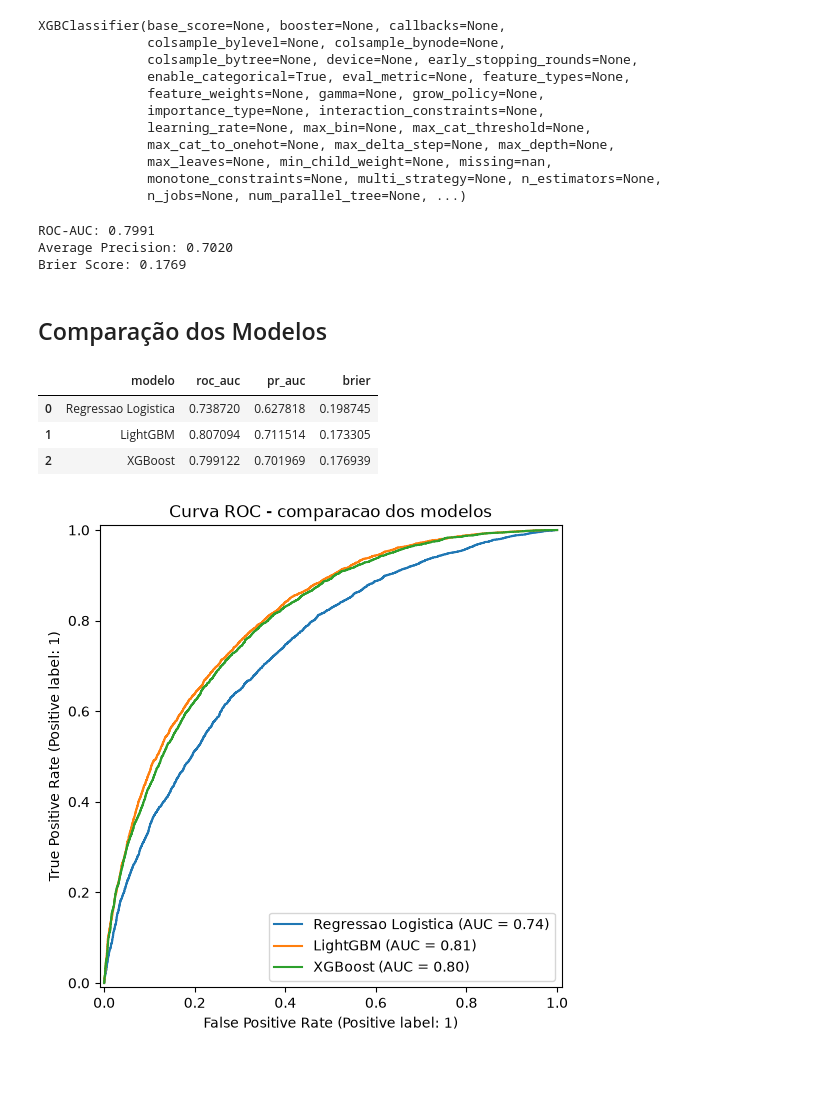
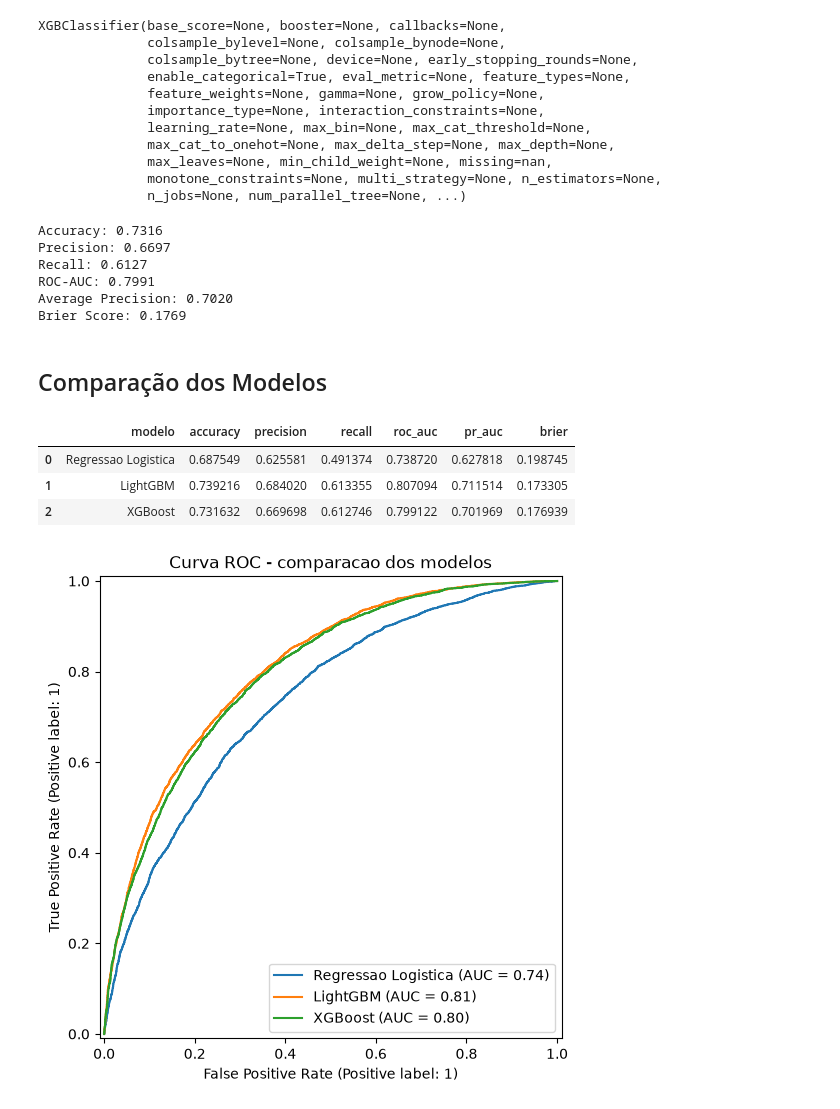
Before and after one commit to diiogorezende/ifood-case, a Jupyter notebook: notebooks/07_modeling.ipynb, the cells around one changed output. Cells and saved outputs as stored; diff of their text form; code cells hidden in the pictures; blank space fills up the shorter version.

Commit message:
adding 3 more metrics (accuracy, precision and recall - although they are not the main metrics) to the modeling notebook, train.py and test_train.py. updating the README file with those results.

```diff
--- a/notebooks/07_modeling.ipynb
+++ b/notebooks/07_modeling.ipynb
@@ -216,10 +231,16 @@ XGBClassifier(base_score=None, booster=None, callbacks=None,
 # Predicao e Avaliacao
 xgb_proba = xgb_model.predict_proba(X_test)[:, 1]
 
+print(f"Accuracy: {accuracy_score(y_test, xgb_proba > 0.5):.4f}")
+print(f"Precision: {precision_score(y_test, xgb_proba > 0.5):.4f}")
+print(f"Recall: {recall_score(y_test, xgb_proba > 0.5):.4f}")
 print(f"ROC-AUC: {roc_auc_score(y_test, xgb_proba):.4f}")
 print(f"Average Precision: {average_precision_score(y_test, xgb_proba):.4f}")
 print(f"Brier Score: {brier_score_loss(y_test, xgb_proba):.4f}")
 # %% [output]
+Accuracy: 0.7316
+Precision: 0.6697
+Recall: 0.6127
 ROC-AUC: 0.7991
 Average Precision: 0.7020
 Brier Score: 0.1769
@@ -228,30 +249,45 @@ Brier Score: 0.1769
 # %%
 results = pd.DataFrame(
     {
         "modelo": ["Regressao Logistica", "LightGBM", "XGBoost"],
+        "accuracy": [
+            accuracy_score(y_test, logreg_proba > 0.5),
+            accuracy_score(y_test, lgbm_proba > 0.5),
+            accuracy_score(y_test, xgb_proba > 0.5),
+        ],
+        "precision": [
+            precision_score(y_test, logreg_proba > 0.5),
+            precision_score(y_test, lgbm_proba > 0.5),
+            precision_score(y_test, xgb_proba > 0.5),
+        ],
+        "recall": [
+            recall_score(y_test, logreg_proba > 0.5),
+            recall_score(y_test, lgbm_proba > 0.5),
+            recall_score(y_test, xgb_proba > 0.5),
+        ],
         "roc_auc": [
             roc_auc_score(y_test, logreg_proba),
             roc_auc_score(y_test, lgbm_proba),
             roc_auc_score(y_test, xgb_proba),
         ],
         "pr_auc": [
             average_precision_score(y_test, logreg_proba),
             average_precision_score(y_test, lgbm_proba),
             average_precision_score(y_test, xgb_proba),
         ],
         "brier": [
             brier_score_loss(y_test, logreg_proba),
             brier_score_loss(y_test, lgbm_proba),
             brier_score_loss(y_test, xgb_proba),
         ],
     }
 )
 results
 # %% [output]
-|  | modelo | roc_auc | pr_auc | brier |
-| 0 | Regressao Logistica | 0.738720 | 0.627818 | 0.198745 |
-| 1 | LightGBM | 0.807094 | 0.711514 | 0.173305 |
-| 2 | XGBoost | 0.799122 | 0.701969 | 0.176939 |
+|  | modelo | accuracy | precision | recall | roc_auc | pr_auc | brier |
+| 0 | Regressao Logistica | 0.687549 | 0.625581 | 0.491374 | 0.738720 | 0.627818 | 0.198745 |
+| 1 | LightGBM | 0.739216 | 0.684020 | 0.613355 | 0.807094 | 0.711514 | 0.173305 |
+| 2 | XGBoost | 0.731632 | 0.669698 | 0.612746 | 0.799122 | 0.701969 | 0.176939 |
 # %%
 # Plotagem da curva ROC para comparacao dos modelos
 
```
Also changed, not shown: parts of 9 cells of this notebook, 3 other files.
